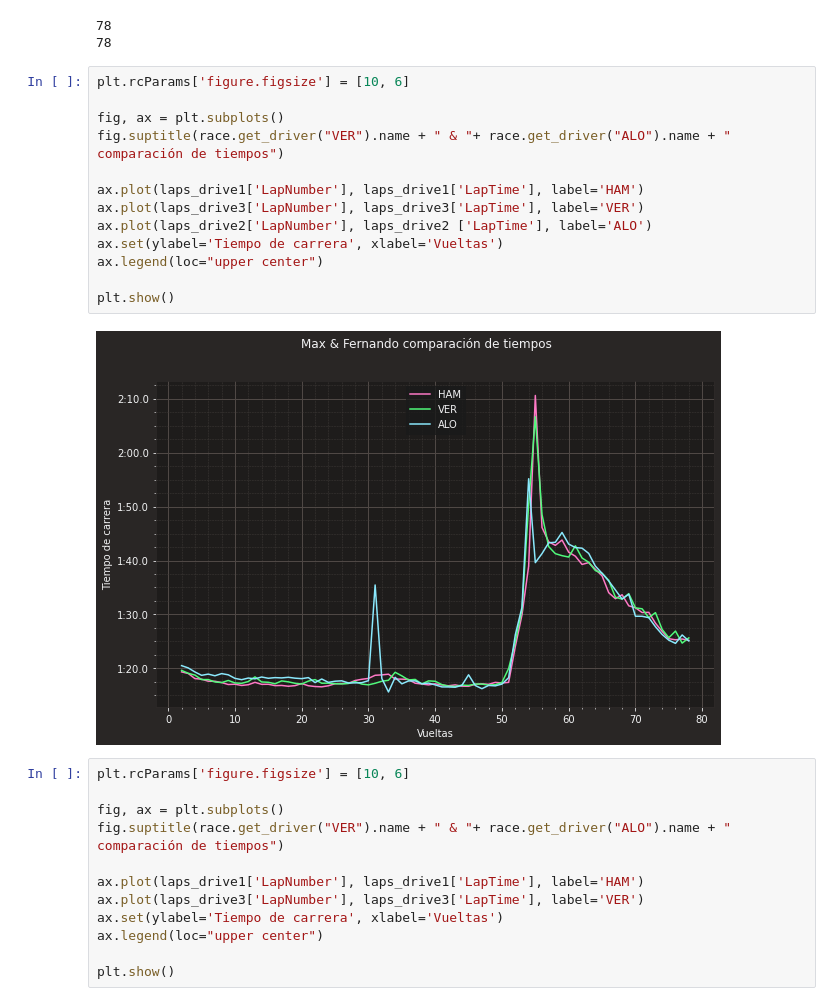
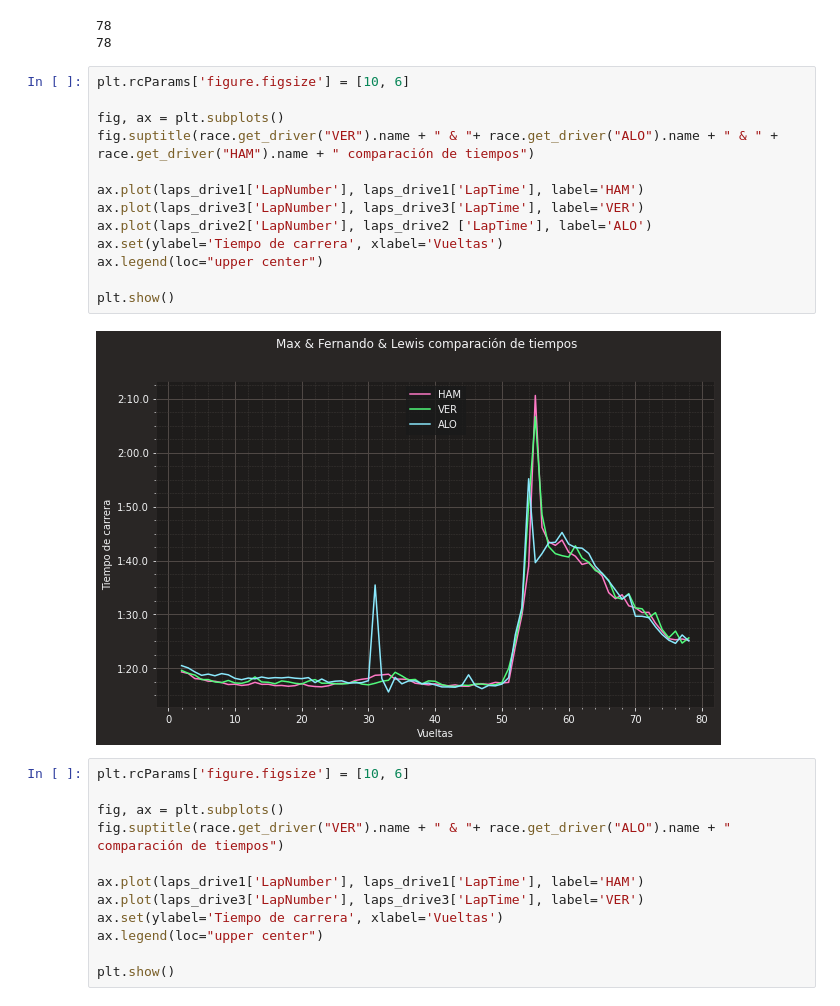
Before and after one commit to juliasabatel/GP_SPAIN_2013_ALONSO, a Jupyter notebook: GP_MONACO_2023_ALONSO.ipynb, the cells around one changed output. Drawn from its saved outputs; the diff is of its cells as text.

```diff
--- a/GP_MONACO_2023_ALONSO.ipynb
+++ b/GP_MONACO_2023_ALONSO.ipynb
@@ -93,18 +93,18 @@ print(laps_drive2['LapNumber'].max())
 # %%
 plt.rcParams['figure.figsize'] = [10, 6]
 
 fig, ax = plt.subplots()
-fig.suptitle(race.get_driver("VER").name + " & "+ race.get_driver("ALO").name + " comparación de tiempos")
+fig.suptitle(race.get_driver("VER").name + " & "+ race.get_driver("ALO").name + " & " + race.get_driver("HAM").name + " comparación de tiempos")
 
 ax.plot(laps_drive1['LapNumber'], laps_drive1['LapTime'], label='HAM')
 ax.plot(laps_drive3['LapNumber'], laps_drive3['LapTime'], label='VER')
 ax.plot(laps_drive2['LapNumber'], laps_drive2 ['LapTime'], label='ALO')
 ax.set(ylabel='Tiempo de carrera', xlabel='Vueltas')
 ax.legend(loc="upper center")
 
 plt.show()
 # %% [output]
-[figure, old version]
+[figure, new version]
 # %%
 plt.rcParams['figure.figsize'] = [10, 6]
 
```
Also changed, not shown: parts of 1 cell of this notebook.
